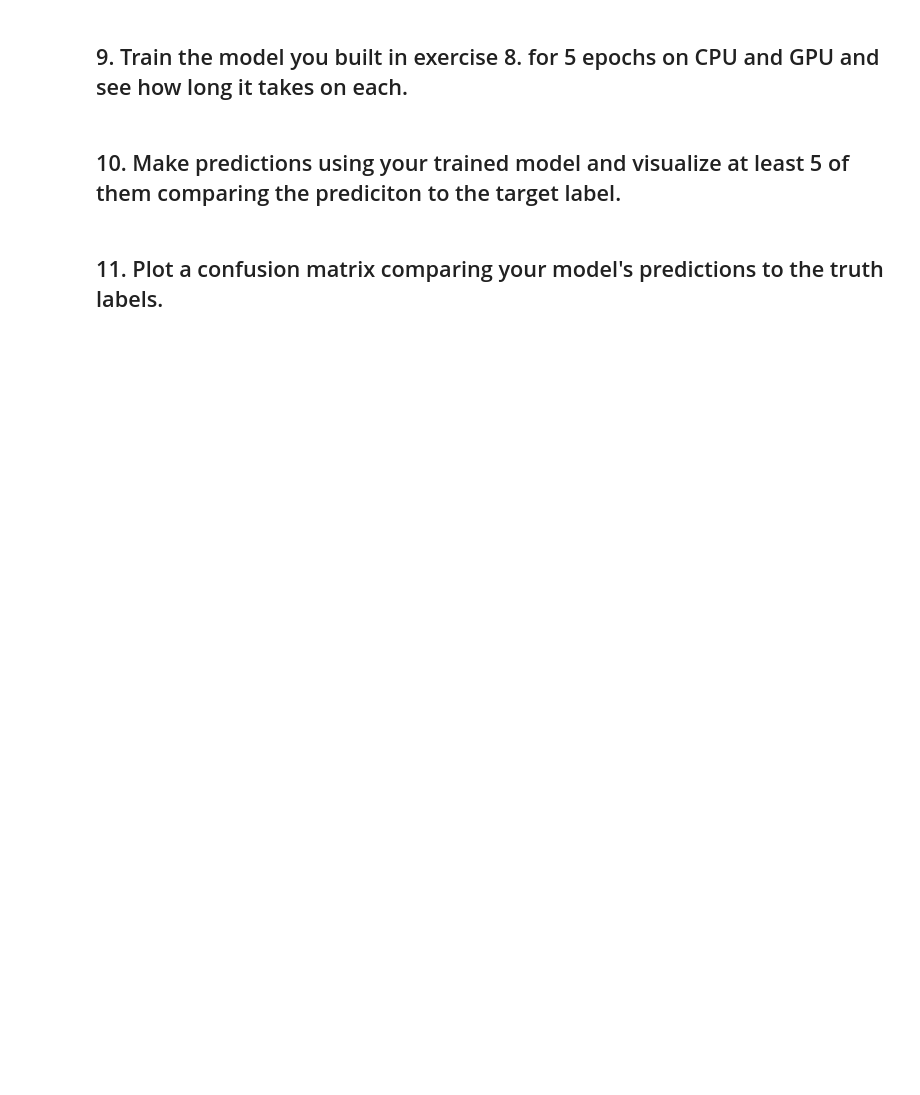
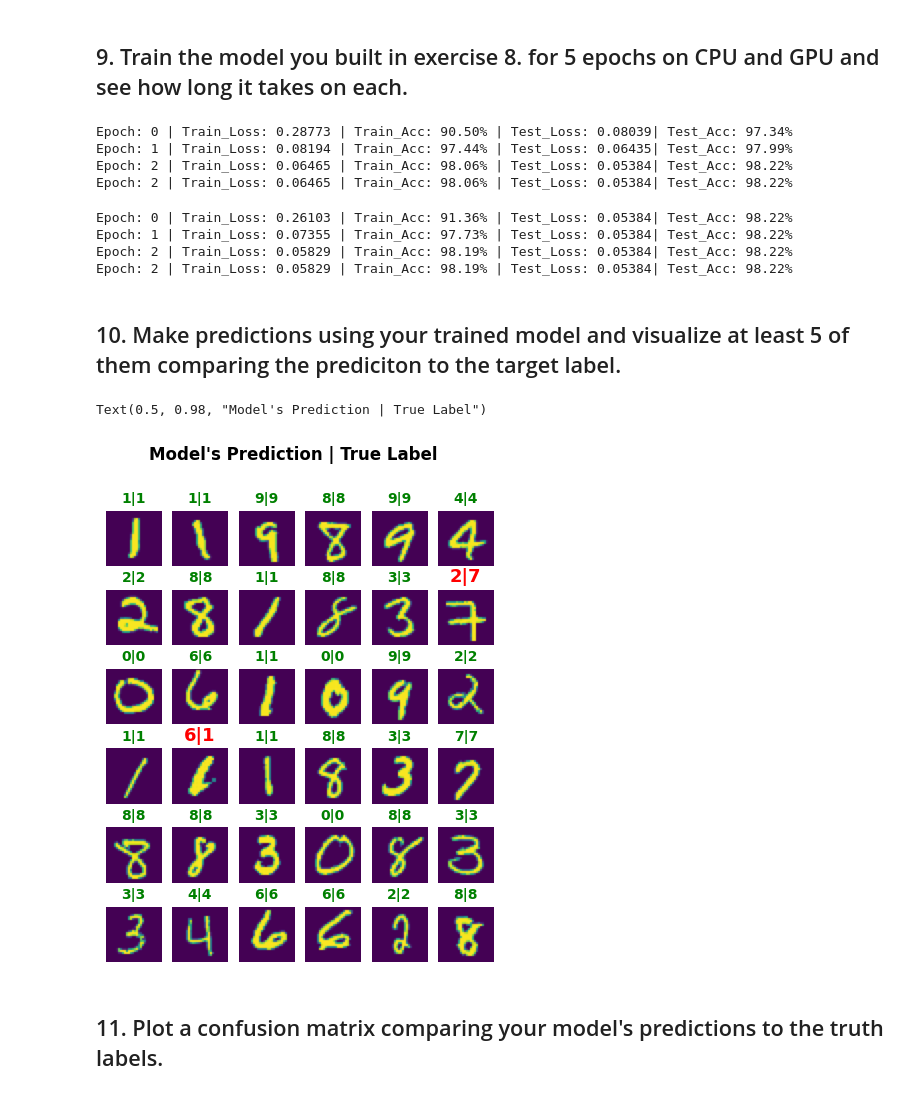
Before and after one commit to Golden572/PhD_Self-Study_RIT, a Jupyter notebook: Courses/PyTorch for Deep Learning & Machine Learning - Full Course/03_Exercises_pytorch_computer_vision.ipynb, the cells around one changed output. Saved outputs shown, nothing was run; the diff lists cells and outputs as text; code cells hidden in the pictures; blank space fills up the shorter version.

```diff
--- a/Courses/PyTorch for Deep Learning & Machine Learning - Full Course/03_Exercises_pytorch_computer_vision.ipynb
+++ b/Courses/PyTorch for Deep Learning & Machine Learning - Full Course/03_Exercises_pytorch_computer_vision.ipynb
@@ -125,4 +280,70 @@ for i, idx in enumerate(random_idxs):
+# %%
+criterion_0 = nn.CrossEntropyLoss()
+optimizer_0 = torch.optim.SGD(params=model_0.parameters(), lr=0.1)
+
+epochs = 3
+train_model(model=model_0, train_dataloader=train_dataloader, test_dataloader=test_dataloader,
+            criterion=criterion_0, optimizer=optimizer_0, epochs=epochs, device='cpu')
+# %% [output]
+Epoch: 0 | Train_Loss: 0.28773 | Train_Acc: 90.50% | Test_Loss: 0.08039| Test_Acc: 97.34%
+Epoch: 1 | Train_Loss: 0.08194 | Train_Acc: 97.44% | Test_Loss: 0.06435| Test_Acc: 97.99%
+Epoch: 2 | Train_Loss: 0.06465 | Train_Acc: 98.06% | Test_Loss: 0.05384| Test_Acc: 98.22%
+Epoch: 2 | Train_Loss: 0.06465 | Train_Acc: 98.06% | Test_Loss: 0.05384| Test_Acc: 98.22%
+# %%
+criterion_1 = nn.CrossEntropyLoss()
+optimizer_1 = torch.optim.SGD(params=model_1.parameters(), lr=0.1)
+
+epochs = 3
+train_model(model=model_1, train_dataloader=train_dataloader, test_dataloader=test_dataloader,
+            criterion=criterion_1, optimizer=optimizer_1, epochs=epochs, device=device)
+# %% [output]
+Epoch: 0 | Train_Loss: 0.26103 | Train_Acc: 91.36% | Test_Loss: 0.05384| Test_Acc: 98.22%
+Epoch: 1 | Train_Loss: 0.07355 | Train_Acc: 97.73% | Test_Loss: 0.05384| Test_Acc: 98.22%
+Epoch: 2 | Train_Loss: 0.05829 | Train_Acc: 98.19% | Test_Loss: 0.05384| Test_Acc: 98.22%
+Epoch: 2 | Train_Loss: 0.05829 | Train_Acc: 98.19% | Test_Loss: 0.05384| Test_Acc: 98.22%
 # %% [markdown]
 ## 10. Make predictions using your trained model and visualize at least 5 of them comparing the prediciton to the target label.
+# %%
+# Define make_predictions()
+def make_predictions(model: nn.Module, test_images: list):
+    preds = []
+
+    for __ , img in enumerate(test_images):
+        model.eval(); #print(img.shape)
+        with torch.inference_mode():
+            output = model(img.unsqueeze(dim=0))
+        probs = torch.softmax(output, dim=1); pred = probs.argmax(dim=1)
+        preds.append(pred)
+
+    return torch.tensor(preds)
+
+# Random Sampling 16 images in 2 lists X_samples (images) and y_samples (true_preds)
+import random
+k = 36
+random_samples_xy = random.sample(list(test_data), k=k)
+X_samples = []; y_samples = []
+for X_sample, y_sample in random_samples_xy:
+    X_samples.append(X_sample)
+    y_samples.append(y_sample)
+
+# Make Predictions
+sample_preds = make_predictions(model_0, X_samples)
+
+# Plotting
+
+plt.figure(figsize=(5,6))
+for i in range(len(X_samples)):
+    plt.subplot(int(np.sqrt(k)), int(np.sqrt(k)), i+1)
+    plt.imshow(X_samples[i].squeeze()); plt.axis(False)
+
+    title_text = f'{sample_preds[i]}|{y_samples[i]}'
+    if y_samples[i] == sample_preds[i].item():
+        plt.title(title_text, c='g', weight= 'bold', size=10)
+    else:
+        plt.title(title_text, c='r', weight= 'bold', size=13)
+plt.suptitle("Model's Prediction | True Label", c='k', weight= 'bold', size=12)
+# %% [output]
+Text(0.5, 0.98, "Model's Prediction | True Label")
+[figure, added]
 # %% [markdown]
 ## 11. Plot a confusion matrix comparing your model's predictions to the truth labels.
```
Also changed, not shown: parts of 12 cells of this notebook, 1 other file.
